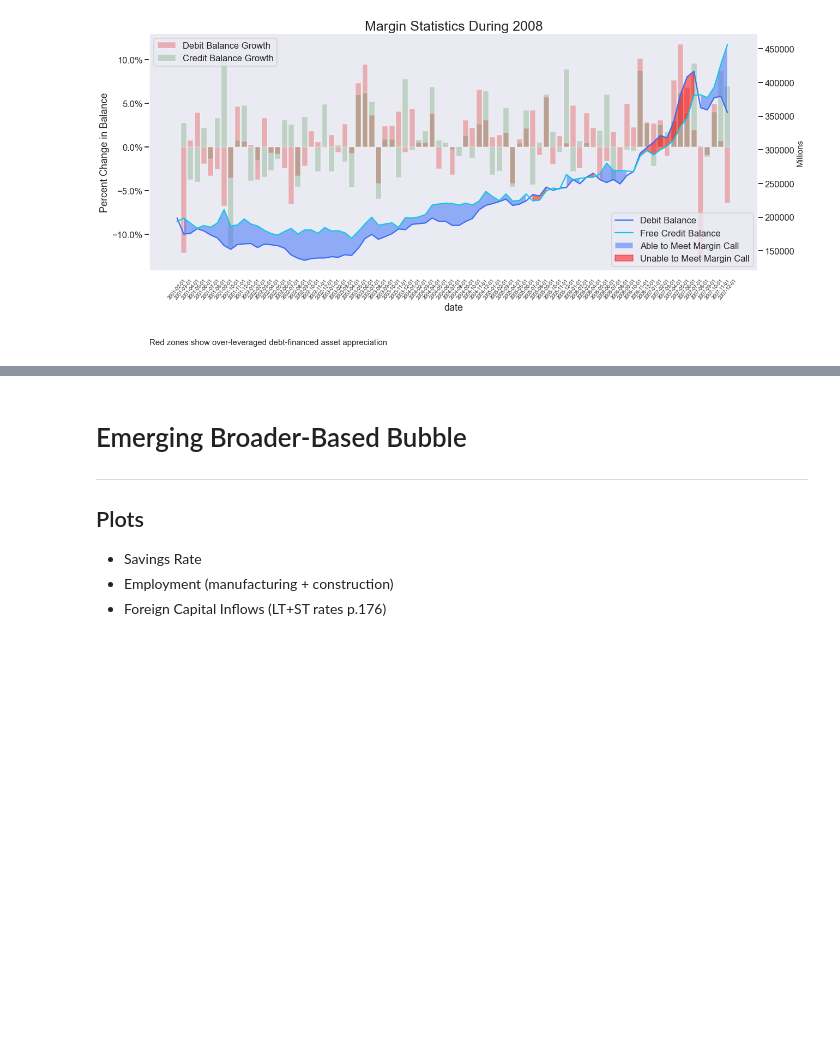
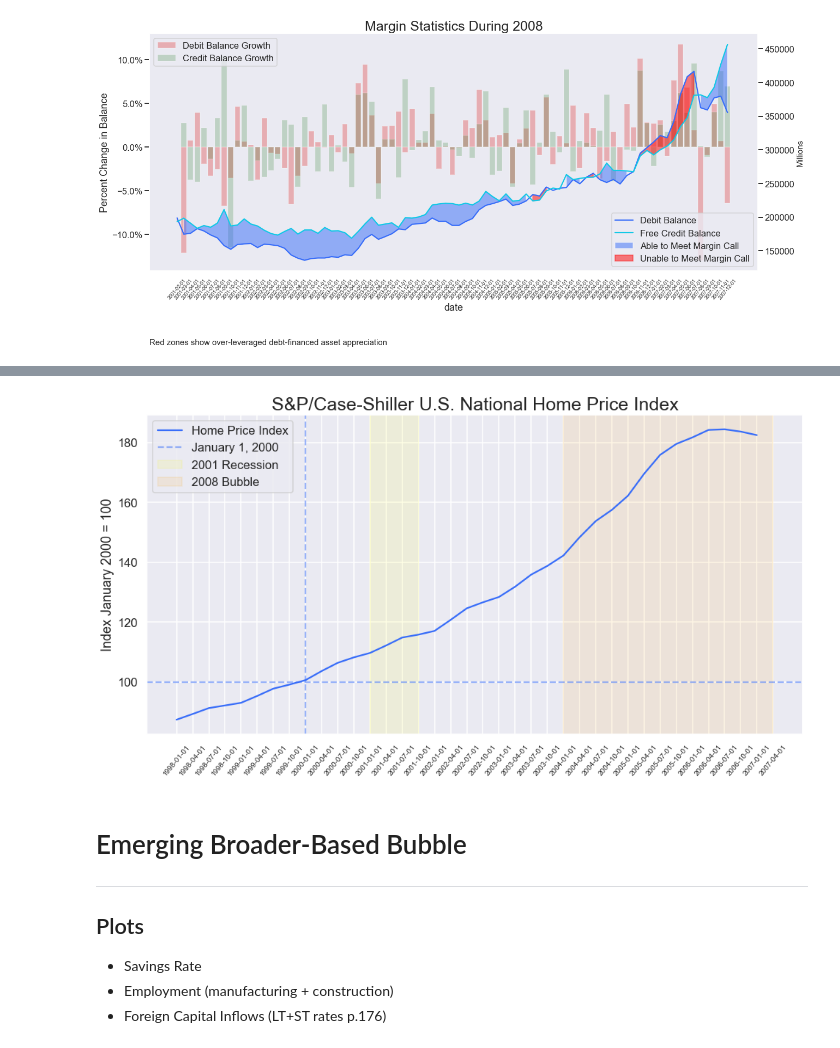
Before and after one commit to bridaniels/Principles_NavigatingBigDebtCrises, a Jupyter notebook: Part2/US_DebtAdjustment/2008_bubble.ipynb, the cells around one changed output, grey strips where cells are left out. Drawn from its saved outputs; the diff is of its cells as text; code cells hidden in the pictures; blank space fills up the shorter version.

Commit message:
2008 bubble home prices

```diff
--- a/Part2/US_DebtAdjustment/2008_bubble.ipynb
+++ b/Part2/US_DebtAdjustment/2008_bubble.ipynb
@@ -103,3 +145,26 @@ assets.plot_margin()
+# %%
+house = c.HOME_PRICES(start=c.start_ltcm, end=c.start_07)
+df = house.home_price_df()
+# %%
+jan_idx = pd.to_datetime('2000-01-01').strftime('%Y-%m-%d')
+
+fig, ax = plt.subplots(figsize=(16,8))
+
+ax.set_title("S&P/Case-Shiller U.S. National Home Price Index", fontsize=25)
+sns.lineplot(x=df.index, y=df.CSUSHPINSA, ax=ax, label='Home Price Index')
+ax.axvline(x=jan_idx, linestyle='--', alpha=0.5, label='January 1, 2000')
+ax.axhline(y=100, linestyle='--', alpha=0.5)
+ax.set_ylabel("Index January 2000 = 100")
+
+ax.axvspan(xmin=c.start_recession01, xmax=c.end_recession01, alpha=0.1, label='2001 Recession',color='yellow')
+ax.axvspan(xmin=c.start_bubble, xmax=c.start_top, alpha=0.1, label='2008 Bubble', color='orange')
+
+
+ax.legend(loc=2)
+plt.xticks(rotation=50, fontsize=10)
+plt.show()
+# %% [output]
+[figure, added]
 # %% [markdown]
 # Emerging Broader-Based Bubble
 ---
```
Also changed, not shown: parts of 18 cells of this notebook, 3 other files.
